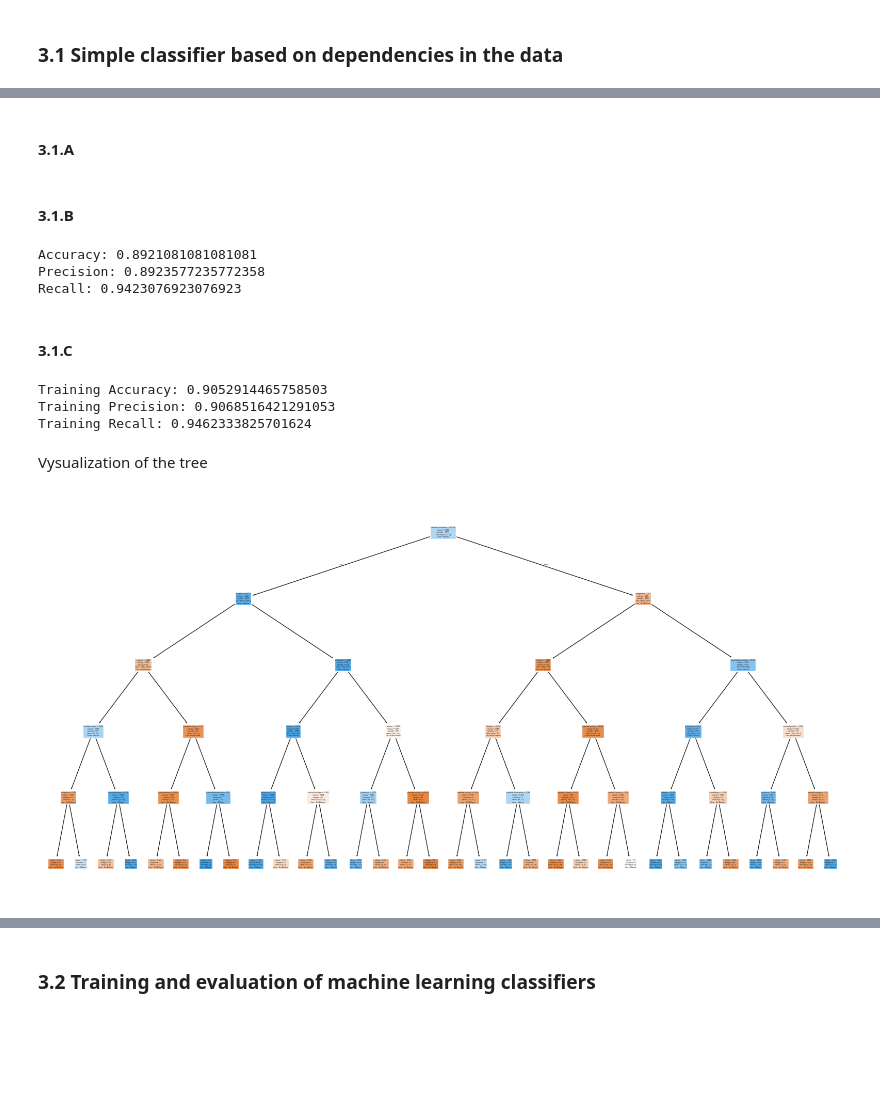
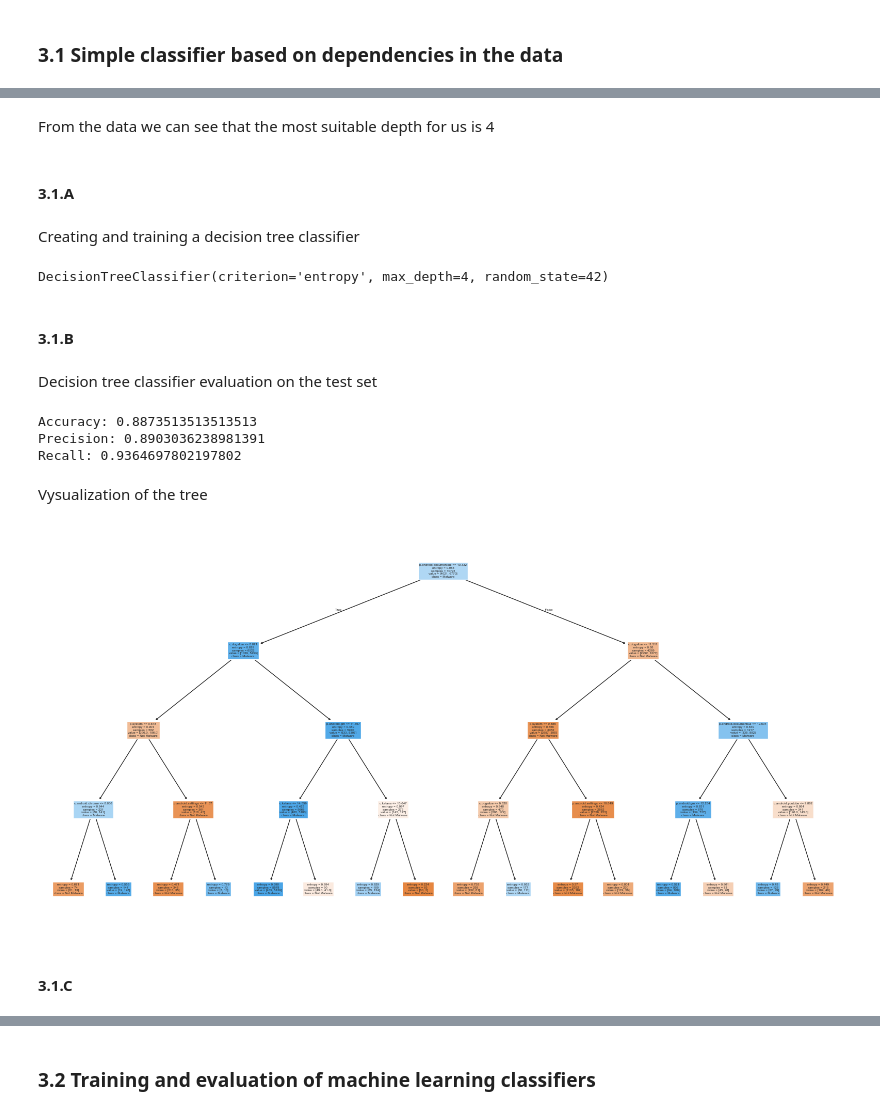
Before and after one commit to justAnArthur/iau-quest, a Jupyter notebook: 03.ipynb, the cells around one changed output, grey strips where cells are left out. Cells and saved outputs as stored; diff of their text form; code cells hidden in the pictures; blank space fills up the shorter version.

```diff
--- a/03.ipynb
+++ b/03.ipynb
@@ -35,0 +44,22 @@ print(test_mwra.shape)
+# %%
+results = []
+estimators = []
+
+for i in range(1, train_data.shape[1] + 1):
+    row = {'model_complexity': i}
+
+    clf = DecisionTreeClassifier(max_depth=i, criterion='entropy', random_state=42)
+
+    clf.fit(train_data, train_mwra.values.ravel())
+    pred_train = clf.predict(train_data)
+
+    row['train'] = 1 - accuracy_score(train_mwra, pred_train)
+
+    pred_test = clf.predict(test_data)
+    row['test'] = 1 - accuracy_score(test_mwra, pred_test)
+
+    results.append(row)
+    estimators.append(clf)
+
+complexity_df = pd.DataFrame(results)
+complexity_df.head()
@@ -36,52 +78,39 @@ print(test_mwra.shape)
+# %% [markdown]
+From the data we can see that the most suitable depth for us is 4
 # %% [markdown]
 #### 3.1.A
+# %% [markdown]
+Creating and training a decision tree classifier
 # %%
-# Создание и обучение классификатора ID3 (ограничение глубины min 2)
-id3_classifier = DecisionTreeClassifier(criterion='entropy', max_depth=5, random_state=42)
-id3_classifier.fit(train_data, train_mwra)
+clf = DecisionTreeClassifier(criterion='entropy', max_depth=4, random_state=42)
+clf.fit(train_data, train_mwra)
+# %% [output]
+DecisionTreeClassifier(criterion='entropy', max_depth=4, random_state=42)
 # %% [markdown]
 #### 3.1.B
+# %% [markdown]
+Decision tree classifier evaluation on the test set
 # %%
-# Предсказание на тестовых данных
-y_pred = id3_classifier.predict(test_data)
+pred = clf.predict(test_data)
 
-# Оценка классификатора
-accuracy = accuracy_score(test_mwra, y_pred)
-precision = precision_score(test_mwra, y_pred, average='binary')
-recall = recall_score(test_mwra, y_pred, average='binary')
+accuracy = accuracy_score(test_mwra, pred)
+precision = precision_score(test_mwra, pred, average='binary')
+recall = recall_score(test_mwra, pred, average='binary')
 
 print("Accuracy:", accuracy)
 print("Precision:", precision)
 print("Recall:", recall)
 # %% [output]
-Accuracy: 0.8921081081081081
-Precision: 0.8923577235772358
-Recall: 0.9423076923076923
+Accuracy: 0.8873513513513513
+Precision: 0.8903036238981391
+Recall: 0.9364697802197802
-# %% [markdown]
-#### 3.1.C
-# %%
-# Оценка на обучающей выборке
-y_train_pred = id3_classifier.predict(train_data)
-
-train_accuracy = accuracy_score(train_mwra, y_train_pred)
-train_precision = precision_score(train_mwra, y_train_pred, average='binary')
-train_recall = recall_score(train_mwra, y_train_pred, average='binary')
-
-print("Training Accuracy:", train_accuracy)
-print("Training Precision:", train_precision)
-print("Training Recall:", train_recall)
-
-# Если значения accuracy на обучающей выборке значительно выше, чем на тестовой, возможно, модель переобучена.
-# %% [output]
-Training Accuracy: 0.9052914465758503
-Training Precision: 0.9068516421291053
-Training Recall: 0.9462333825701624
 # %% [markdown]
 Vysualization of the tree
 # %%
-# Визуализация дерева
-plt.figure(figsize=(20, 10))  # Устанавливаем размер графика для лучшей видимости
-plot_tree(id3_classifier, feature_names=train_data.columns, class_names=['Not Malware', 'Malware'], filled=True)
+plt.figure(figsize=(20, 10))
+plot_tree(clf, feature_names=train_data.columns, class_names=['Not Malware', 'Malware'], filled=True)
 plt.show()
 # %% [output]
-[figure, old version]
+[figure, new version]
+# %% [markdown]
+#### 3.1.C
```
Also changed, not shown: parts of 27 cells of this notebook.
